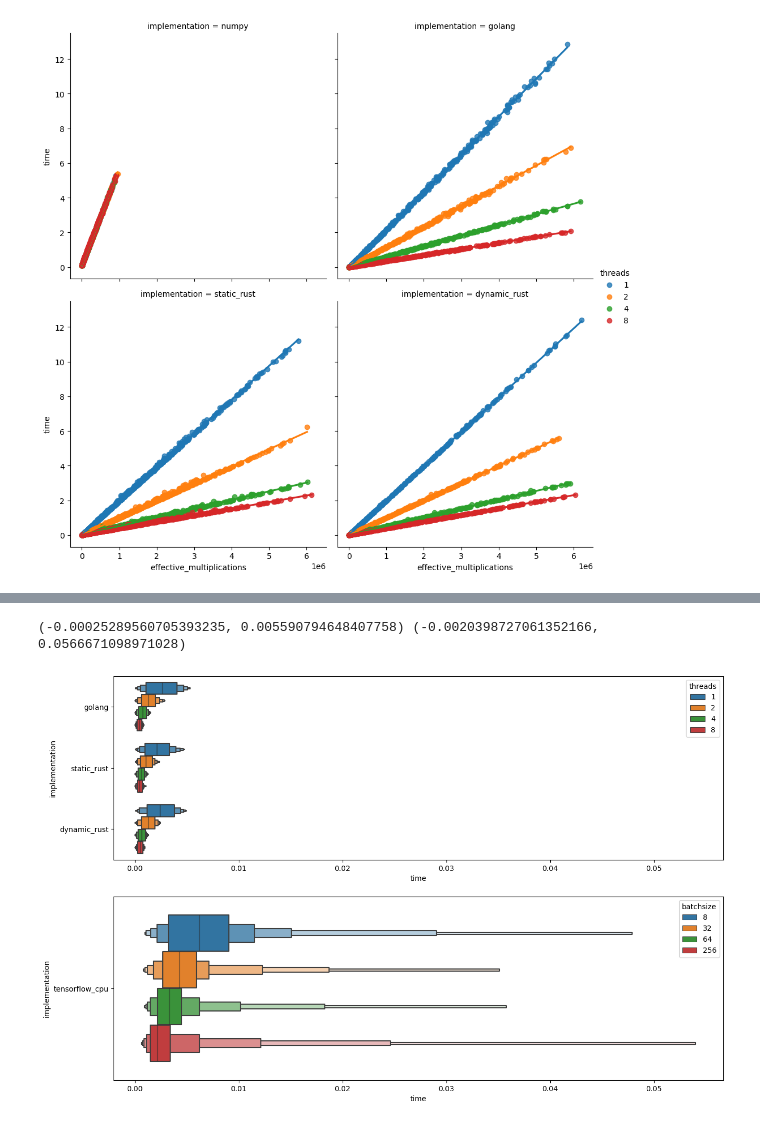
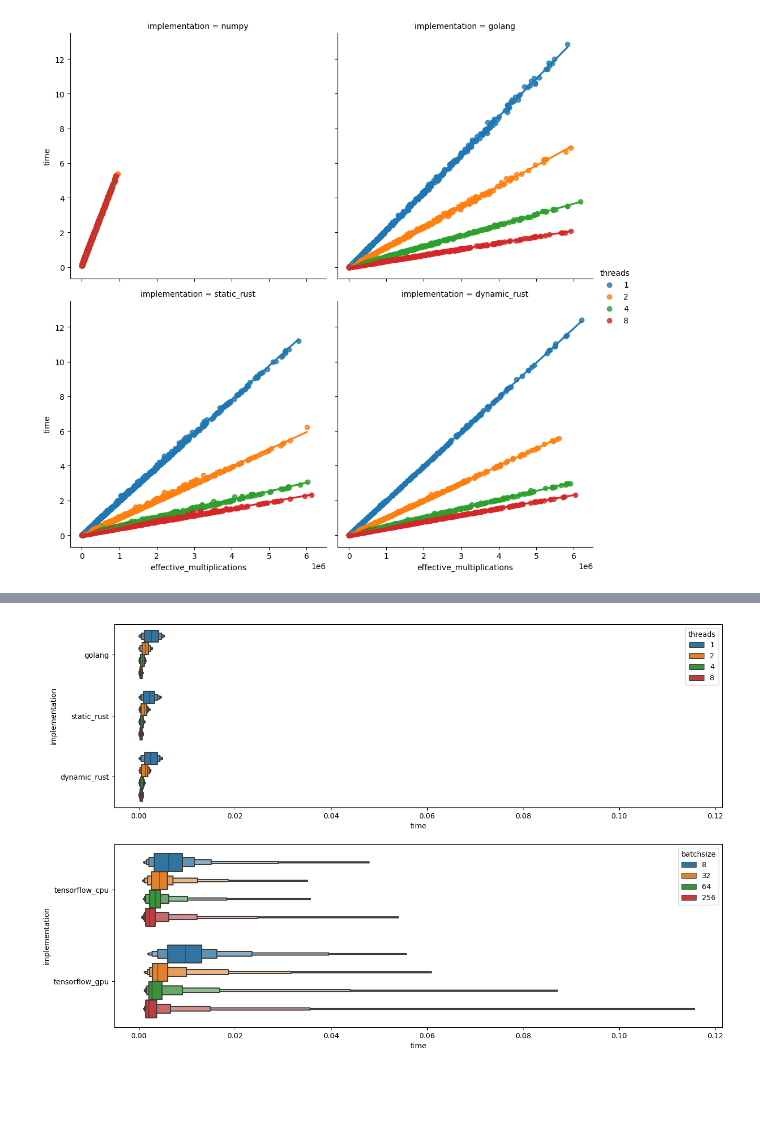
Before and after one commit to hmcalister/Linear-Algebra-Profiling, a Jupyter notebook: Data Cleaning/main.ipynb, the cells around one changed output, grey strips where cells are left out. Drawn from its saved outputs; the diff is of its cells as text; code cells hidden in the pictures; blank space fills up the shorter version.

Commit message:
Add GPU tensorflow data and some initial processing results

```diff
--- a/Data Cleaning/main.ipynb
+++ b/Data Cleaning/main.ipynb
@@ -15,7 +15,7 @@ match DATA_TARGET:
         data_frames = {
             "numpy": pd.read_csv("../Implementations/python_numpy/rand_data.csv"),
             "tensorflow_cpu": pd.read_csv("../Implementations/python_tensorflow/rand_cpu_data.csv"),
-            # "tensorflow_gpu": pd.read_csv("../Implementations/python_tensorflow/rand_gpu_data.csv"),
+            "tensorflow_gpu": pd.read_csv("../Implementations/python_tensorflow/rand_gpu_data.csv"),
             "golang": pd.read_csv("../Implementations/go/rand_data.csv"),
             "static_rust": pd.read_csv("../Implementations/static_rust/rand_data.csv"),
             "dynamic_rust": pd.read_csv("../Implementations/dynamic_rust/rand_data.csv"),
@@ -100,28 +98,27 @@ for implementation in target_data.implementation.unique():
 # %%
 target_data = all_data.copy()
 target_data["time"] /= target_data["multiplications"]
 target_data = target_data.drop(target_data[target_data["implementation"] == "numpy"].index)
 
 fig, axes = plt.subplots(2,1,figsize=(15, 10))
 
 compiled_impl_data = target_data
-compiled_impl_data = compiled_impl_data.drop(compiled_impl_data[compiled_impl_data["implementation"] == "numpy"].index)
 compiled_impl_data = compiled_impl_data.drop(compiled_impl_data[compiled_impl_data["implementation"] == "tensorflow_cpu"].index)
+compiled_impl_data = compiled_impl_data.drop(compiled_impl_data[compiled_impl_data["implementation"] == "tensorflow_gpu"].index)
 plot1 = sns.boxenplot(data=compiled_impl_data, x="time", y="implementation", hue="threads", showfliers=False, ax=axes[0])
 
 tensorflow_data = target_data
 tensorflow_data = tensorflow_data.loc[tensorflow_data["implementation"].str.startswith("tensorflow")]
 plot2 = sns.boxenplot(data=tensorflow_data, x="time", y="implementation", hue="batchsize", showfliers=False, ax=axes[1])
 
 max_xlim=max(plot1.get_xlim(), plot2.get_xlim(), key=lambda x: x[1])
 max_xlim = np.array(max_xlim)
 axes[0].set_xlim(max_xlim)
 axes[1].set_xlim(max_xlim)
 
 plt.show()
 # %% [output]
-(-0.00025289560705393235, 0.005590794648407758) (-0.0020398727061352166, 0.0566671098971028)
-[figure, old version]
+[figure, new version]
 # %%
 target_data = all_data.copy()
 target_data["time"] /= target_data["trials"]
```
Also changed, not shown: parts of 5 cells of this notebook, 3 other files.
